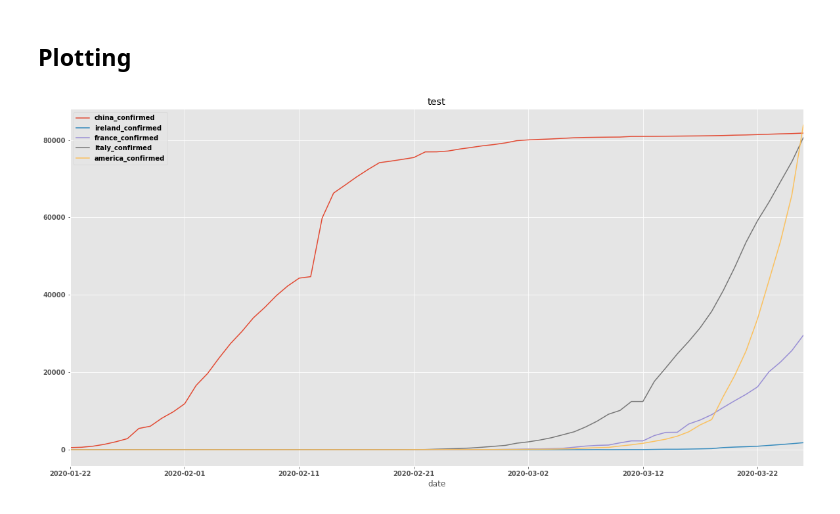
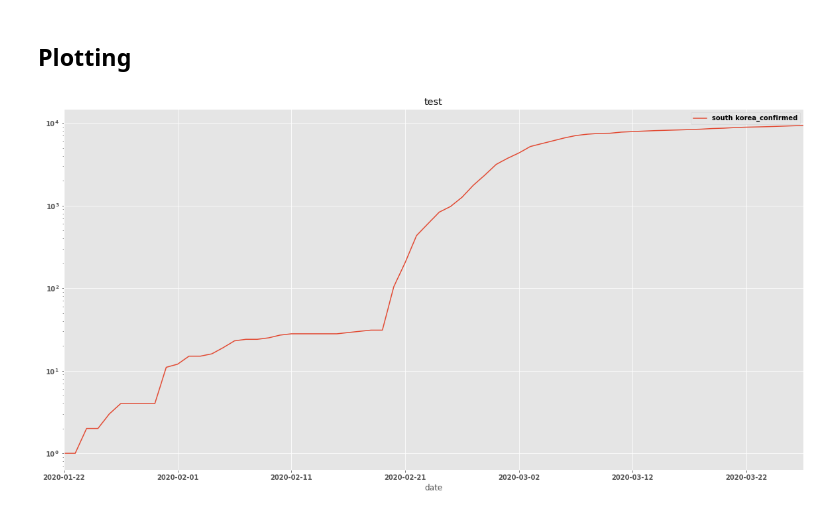
Before and after one commit to AaronWard/covidify, a Jupyter notebook: notebooks/log.ipynb, the cells around one changed output. Cells and saved outputs as stored; diff of their text form; code cells hidden in the pictures.

```diff
--- a/notebooks/log.ipynb
+++ b/notebooks/log.ipynb
@@ -55,13 +62,5 @@ print(get_country_population('Irelarnd')) # test invalid country
 Irelarnd not a valid option.
 None
 # %%
-COUNTRIES = ['China', 'Ireland', 'France', 'Italy', 'America']
+# COUNTRIES = ['China', 'Ireland', 'France', 'Italy', 'South Korea']
+COUNTRIES = ['South Korea']
-# %%
-country_dict = {'country': COUNTRIES, 'population': []}
-
-for country in COUNTRIES:
-    pop = get_country_population(country)
-    country_dict['population'].append(pop)
-    print(country + ': ' + pop)
-
-country_dict
@@ -92,10 +67,8 @@ df
 # %%
 df = pd.read_parquet(os.path.join(DATA_DIR, FILE))
-# df = df.sort_values()
 
-# Convert types
 for col in ['confirmed', 'deaths', 'recovered']:
     df[col] = df[col].replace('', 0).astype(int)
 
-# for i, country in enumerate(COUNTRIES):
-#     COUNTRIES[i] = country.lower()
+for i, country in enumerate(COUNTRIES):
+    COUNTRIES[i] = country.lower()
@@ -106,13 +80,19 @@ COUNTRIES
 # %%
-def get_country_cases(col, df, country):
-    values = []
+# def get_country_cases(col, df, country):
+#     values = []
 
-    for date in df.file_date.unique():
-        tmp_df = df[df.file_date == date]
-        try:
-            values.append(tmp_df[tmp_df.country == country].confirmed.sum())
-        except:
-            values.append(0)
+#     for date in df.file_date.unique():
+#         tmp_df = df[df.file_date == date]
+#         try:
+#             values.append(tmp_df[tmp_df.country == country].confirmed.sum())
+#         except:
+#             values.append(0)
+#     return values
 
-    return values
+# #Check if country not in filter dataframe
+# for country in COUNTRIES:
+#     if country not in df.country.values:
+#         print(country, 'not in list. Please check spelling')
+#     else:
+#         test_df[country.lower() + '_confirmed'] = get_country_cases('confirmed', df, country)
 # %%
@@ -164,12 +145,13 @@ col_list = [x for x in test_df.columns if x != 'date']
 # %%
 def plot_log(tmp_df, cols):
     fig, ax = plt.subplots(figsize=(20,10))
     tmp_df.groupby(['date'])[cols].sum().plot(ax=ax)
 
     ax.set_title('test')
+    ax.set_yscale('log', basey=10)
     fig = ax.get_figure()
 #     fig.savefig(os.path.join(image_dir, create_save_file(col, country, 'trendline')))
 
 plot_log(test_df, col_list)
 # %% [output]
-[figure, old version]
+[figure, new version]
```
Also changed, not shown: parts of 8 cells of this notebook.
